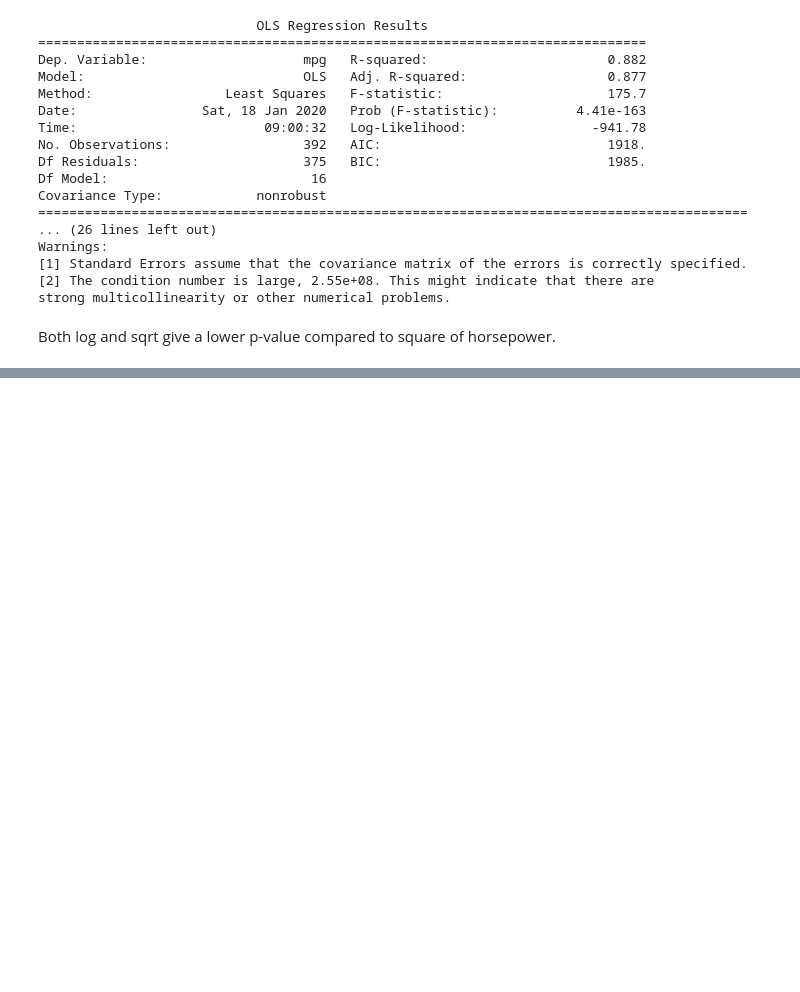
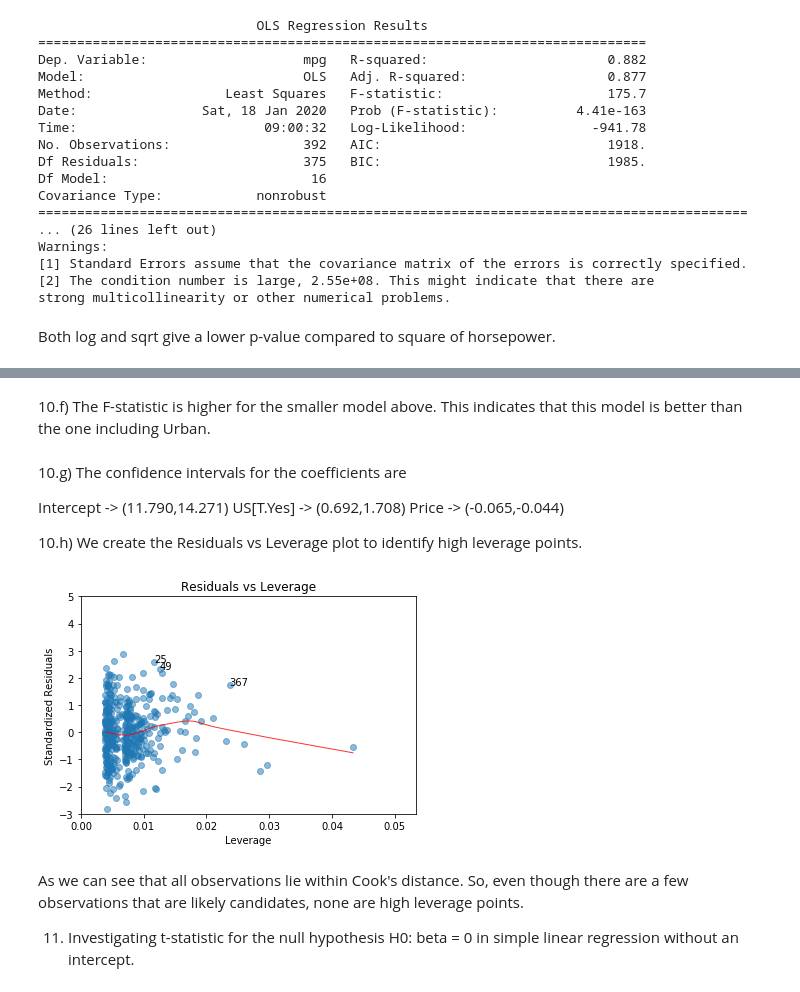
Before and after one commit to akmishra-nitr/ISLRwP, a Jupyter notebook: Chapter 3 - Linear Regression/Chapter 3 Exercises - Applied.ipynb, the cells around one changed output, grey strips where cells are left out. Cells and saved outputs as stored; diff of their text form; code cells hidden in the pictures; blank space fills up the shorter version.

```diff
--- a/Chapter 3 - Linear Regression/Chapter 3 Exercises - Applied.ipynb
+++ b/Chapter 3 - Linear Regression/Chapter 3 Exercises - Applied.ipynb
@@ -49,7 +49,7 @@ remList = X[X == '?'].index
 X = X.drop(remList)
 Y = Y.drop(remList)
 
-dict1 = {'horsepower':X.astype('float'), 'mpg':Y.as}
+dict1 = {'horsepower':X.astype('float'), 'mpg':Y.astype(float)}
 df = pd.DataFrame(dict1)
 df.head()
 # %% [output]
@@ -610,0 +612,2 @@ Both log and sqrt give a lower p-value compared to square of horsepower.
+# %%
+carseats = pd.read_csv('./data/Carseats.csv')
@@ -610,0 +710,4 @@ Both log and sqrt give a lower p-value compared to square of horsepower.
+# %%
+lmodel = smf.ols(formula='Sales ~ Price + US', data = carseats)
+res = lmodel.fit()
+print(res.summary())
@@ -610,0 +732,39 @@ Both log and sqrt give a lower p-value compared to square of horsepower.
+# %% [markdown]
+10.f) The F-statistic is higher for the smaller model above. This indicates that this model is better than the one including Urban.
+# %% [markdown]
+10.g) The confidence intervals for the coefficients are
+
+Intercept -> (11.790,14.271)
+US[T.Yes] -> (0.692,1.708)
+Price     -> (-0.065,-0.044)
+
+10.h) We create the Residuals vs Leverage plot to identify high leverage points.
+# %%
+model_fitted_y = res.fittedvalues
+model_residuals = res.resid
+model_norm_residuals = res.get_influence().resid_studentized_internal
+model_norm_residuals_abs_sqrt = np.sqrt(np.abs(model_norm_residuals))
+model_abs_resid = np.abs(model_residuals)
+
+model_leverage = res.get_influence().hat_matrix_diag
+model_cooks = res.get_influence().cooks_distance[0]
+# %%
+plot_lm_4 = plt.figure();
+plt.scatter(model_leverage, model_norm_residuals, alpha=0.5);
+sns.regplot(model_leverage, model_norm_residuals,scatter=False,ci=False,lowess=True,line_kws={'color': 'red', 'lw': 1, 'alpha': 0.8});
+plot_lm_4.axes[0].set_xlim(0, max(model_leverage)+0.01)
+plot_lm_4.axes[0].set_ylim(-3, 5)
+plot_lm_4.axes[0].set_title('Residuals vs Leverage')
+plot_lm_4.axes[0].set_xlabel('Leverage')
+plot_lm_4.axes[0].set_ylabel('Standardized Residuals');
+
+# annotations
+leverage_top_3 = np.flip(np.argsort(model_cooks), 0)[:3]
+for i in leverage_top_3:
+    plot_lm_4.axes[0].annotate(i,xy=(model_leverage[i],model_norm_residuals[i]))
+# %% [output]
+[figure, added]
+# %% [markdown]
+As we can see that all observations lie within Cook's distance. So, even though there are a few observations that are likely candidates, none are high leverage points.
+
+11) Investigating t-statistic for the null hypothesis H0: beta = 0 in simple linear regression without an intercept.
```
Also changed, not shown: parts of 58 cells of this notebook, 1 other file.
